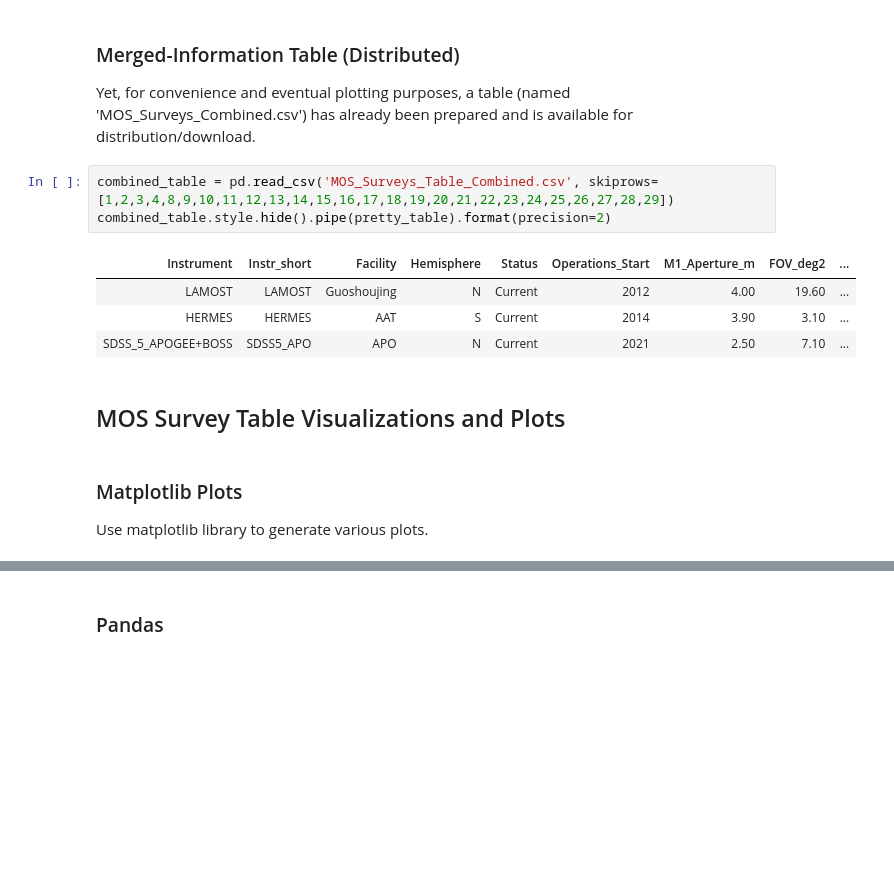
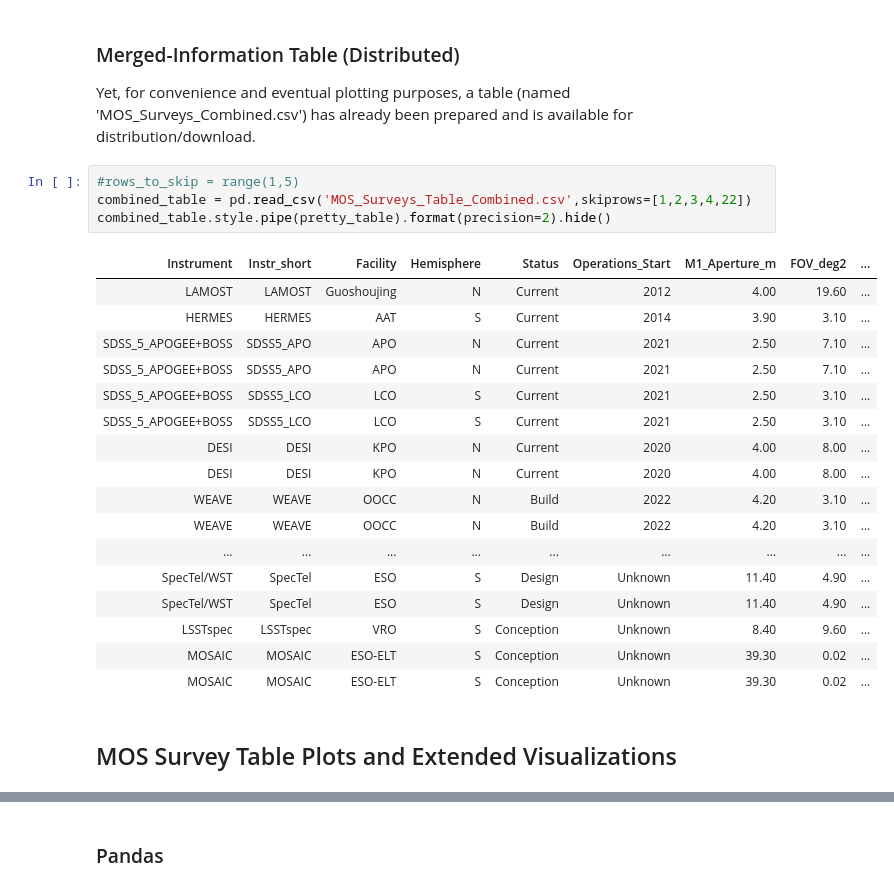
Before and after one commit to jsobeck/MOS_Surveys_Overview, a Jupyter notebook: MOS_Surveys_Overview_Visualizations.ipynb, the cells around one changed output, grey strips where cells are left out. Saved outputs shown, nothing was run; the diff lists cells and outputs as text; blank space fills up the shorter version.

```diff
--- a/MOS_Surveys_Overview_Visualizations.ipynb
+++ b/MOS_Surveys_Overview_Visualizations.ipynb
@@ -136,15 +136,26 @@ merged.style.hide().pipe(pretty_table).format(precision=2)
 ### Merged-Information Table (Distributed)
 Yet, for convenience and eventual plotting purposes, a table (named 'MOS_Surveys_Combined.csv') has already been prepared and is available for distribution/download.
 # %%
-combined_table = pd.read_csv('MOS_Surveys_Table_Combined.csv', skiprows=[1,2,3,4,8,9,10,11,12,13,14,15,16,17,18,19,20,21,22,23,24,25,26,27,28,29])
-combined_table.style.hide().pipe(pretty_table).format(precision=2)
+#rows_to_skip = range(1,5)
+combined_table = pd.read_csv('MOS_Surveys_Table_Combined.csv',skiprows=[1,2,3,4,22])
+combined_table.style.pipe(pretty_table).format(precision=2).hide()
 # %% [output]
 | Instrument | Instr_short | Facility | Hemisphere | Status | Operations_Start | M1_Aperture_m | FOV_deg2 | ... |
 | LAMOST | LAMOST | Guoshoujing | N | Current | 2012 | 4.00 | 19.60 | ... |
 | HERMES | HERMES | AAT | S | Current | 2014 | 3.90 | 3.10 | ... |
 | SDSS_5_APOGEE+BOSS | SDSS5_APO | APO | N | Current | 2021 | 2.50 | 7.10 | ... |
+| SDSS_5_APOGEE+BOSS | SDSS5_APO | APO | N | Current | 2021 | 2.50 | 7.10 | ... |
+| SDSS_5_APOGEE+BOSS | SDSS5_LCO | LCO | S | Current | 2021 | 2.50 | 3.10 | ... |
+| SDSS_5_APOGEE+BOSS | SDSS5_LCO | LCO | S | Current | 2021 | 2.50 | 3.10 | ... |
+| DESI | DESI | KPO | N | Current | 2020 | 4.00 | 8.00 | ... |
+| DESI | DESI | KPO | N | Current | 2020 | 4.00 | 8.00 | ... |
+| WEAVE | WEAVE | OOCC | N | Build | 2022 | 4.20 | 3.10 | ... |
+| WEAVE | WEAVE | OOCC | N | Build | 2022 | 4.20 | 3.10 | ... |
+| ... | ... | ... | ... | ... | ... | ... | ... | ... |
+| SpecTel/WST | SpecTel | ESO | S | Design | Unknown | 11.40 | 4.90 | ... |
+| SpecTel/WST | SpecTel | ESO | S | Design | Unknown | 11.40 | 4.90 | ... |
+| LSSTspec | LSSTspec | VRO | S | Conception | Unknown | 8.40 | 9.60 | ... |
+| MOSAIC | MOSAIC | ESO-ELT | S | Conception | Unknown | 39.30 | 0.02 | ... |
+| MOSAIC | MOSAIC | ESO-ELT | S | Conception | Unknown | 39.30 | 0.02 | ... |
 # %% [markdown]
-## MOS Survey Table Visualizations and Plots
+## MOS Survey Table Plots and Extended Visualizations
-# %% [markdown]
-### Matplotlib Plots
-Use matplotlib library to generate various plots.
```
Also changed, not shown: parts of 8 cells of this notebook.
